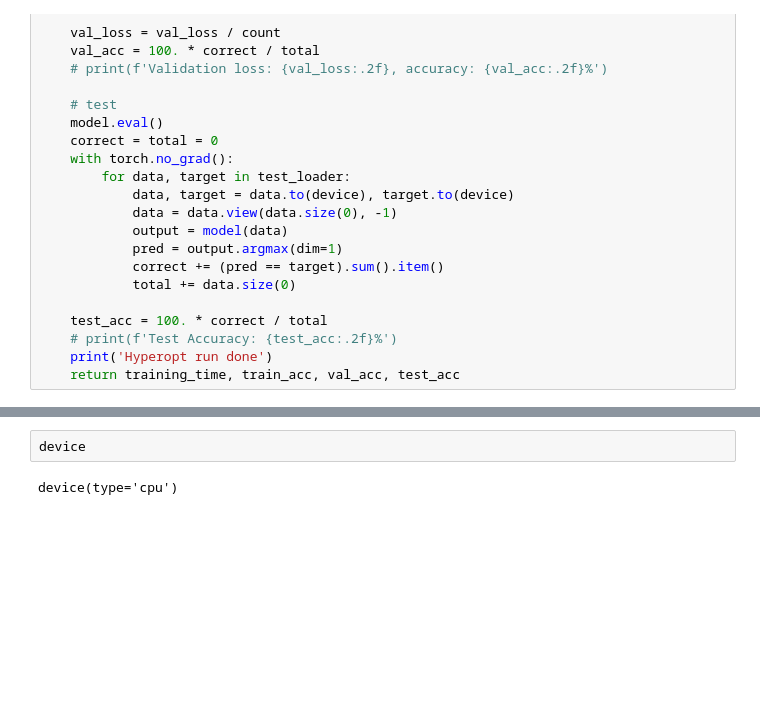
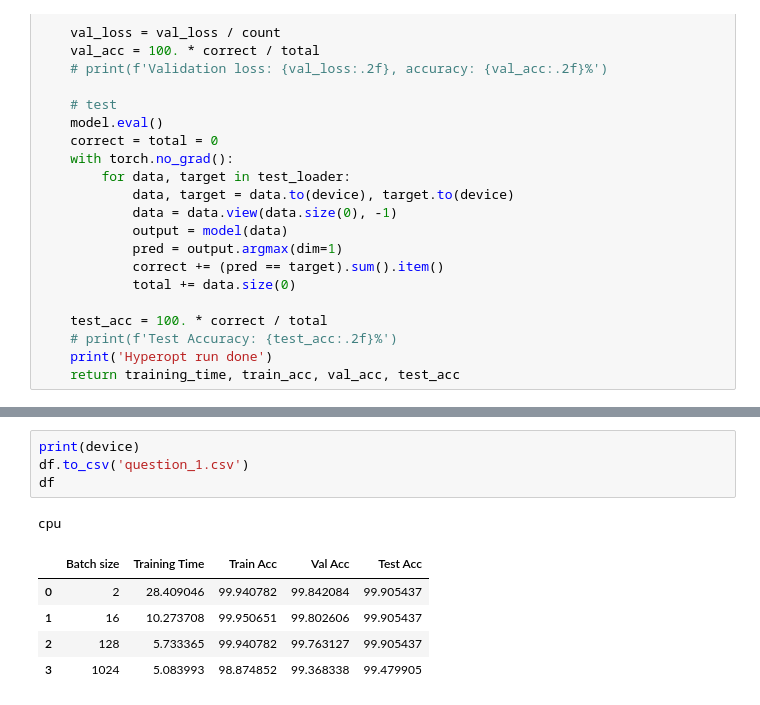
Before and after one commit to Vashistht/Intro_DL, a Jupyter notebook: IDL_hw1/source/hw1_q1.ipynb, the cells around one changed output, grey strips where cells are left out. Drawn from its saved outputs; the diff is of its cells as text; blank space fills up the shorter version.

```diff
--- a/IDL_hw1/source/hw1_q1.ipynb
+++ b/IDL_hw1/source/hw1_q1.ipynb
@@ -348,4 +342,11 @@ Epoch [10/10], Loss: 0.3137
-# %%
-device
-# %% [output]
-device(type='cpu')
+# %%
+print(device)
+df.to_csv('question_1.csv')
+df
+# %% [output]
+cpu
+|  | Batch size | Training Time | Train Acc | Val Acc | Test Acc |
+| 0 | 2 | 28.409046 | 99.940782 | 99.842084 | 99.905437 |
+| 1 | 16 | 10.273708 | 99.950651 | 99.802606 | 99.905437 |
+| 2 | 128 | 5.733365 | 99.940782 | 99.763127 | 99.905437 |
+| 3 | 1024 | 5.083993 | 98.874852 | 99.368338 | 99.479905 |
```
Also changed, not shown: parts of 5 cells of this notebook, 26 other files.
